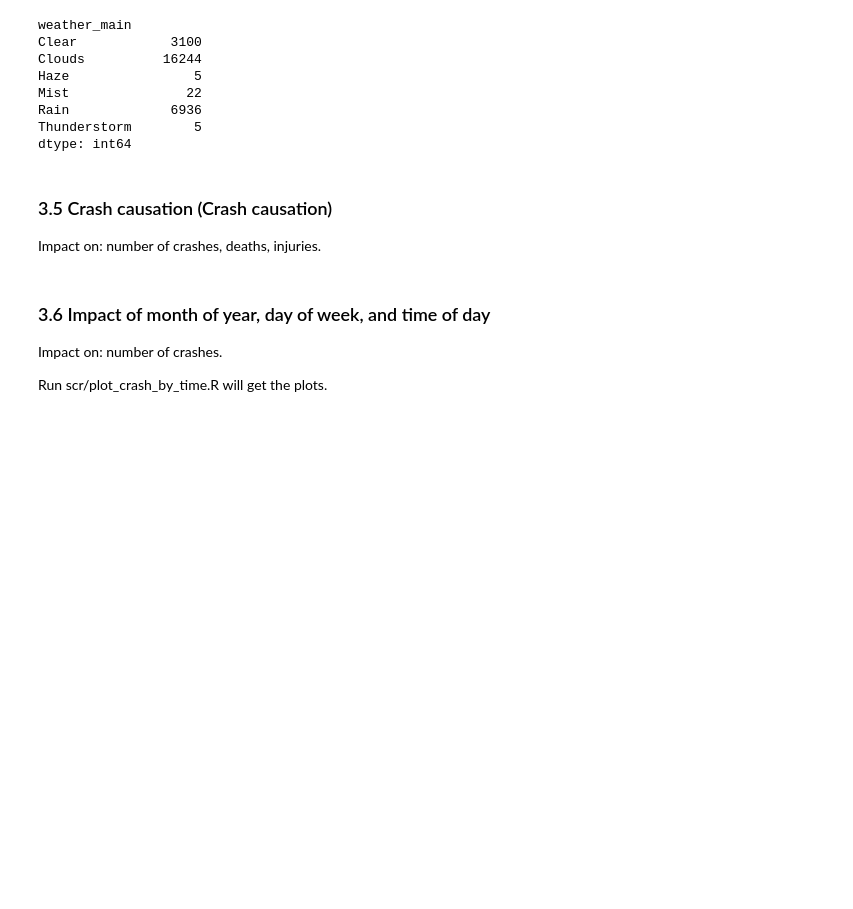
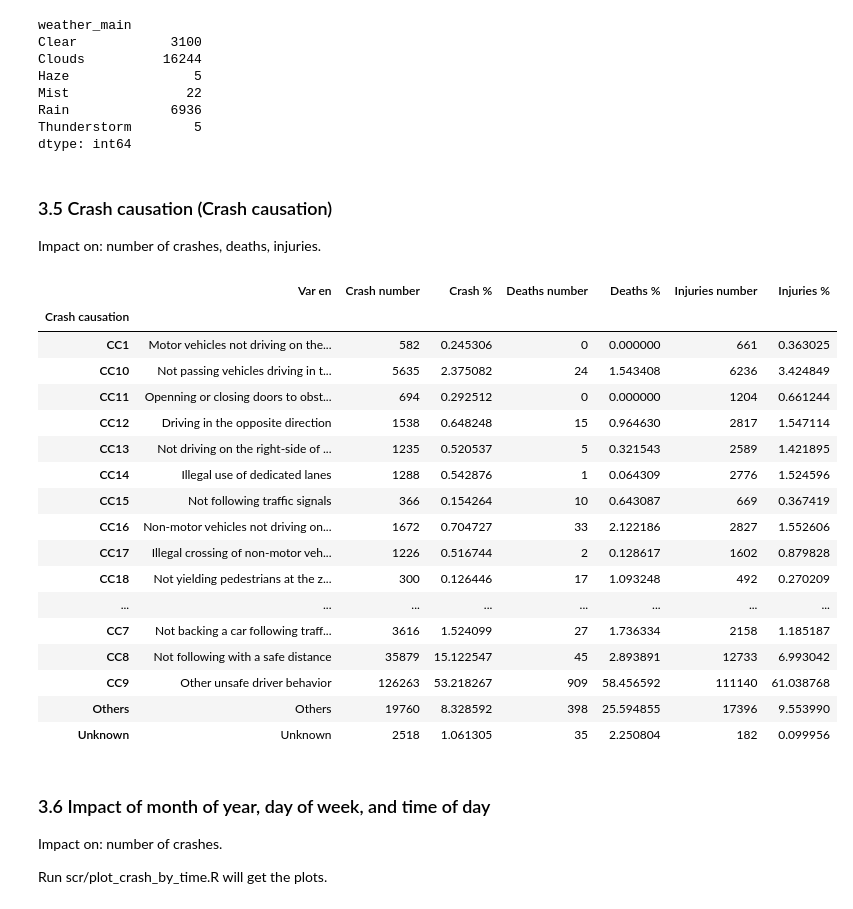
Before and after one commit to TheYuanLiao/traffic-crash-characteristics-shenzhen, a Jupyter notebook: src/analysis/s4_descriptive_analysis.ipynb, the cells around one changed output. Saved outputs shown, nothing was run; the diff lists cells and outputs as text; code cells hidden in the pictures; blank space fills up the shorter version.

```diff
--- a/src/analysis/s4_descriptive_analysis.ipynb
+++ b/src/analysis/s4_descriptive_analysis.ipynb
@@ -188,6 +254,26 @@ Impact on: number of crashes, deaths, injuries.
 # %%
 var = 'Crash causation'
 df_rec.groupby(var).apply(basic).to_clipboard()
+df_rec.groupby(var).apply(basic)
+# %% [output]
+|  | Var en | Crash number | Crash % | Deaths number | Deaths % | Injuries number | Injuries % |
+| Crash causation |  |  |  |  |  |  |  |
+| CC1 | Motor vehicles not driving on the... | 582 | 0.245306 | 0 | 0.000000 | 661 | 0.363025 |
+| CC10 | Not passing vehicles driving in t... | 5635 | 2.375082 | 24 | 1.543408 | 6236 | 3.424849 |
+| CC11 | Openning or closing doors to obst... | 694 | 0.292512 | 0 | 0.000000 | 1204 | 0.661244 |
+| CC12 | Driving in the opposite direction | 1538 | 0.648248 | 15 | 0.964630 | 2817 | 1.547114 |
+| CC13 | Not driving on the right-side of ... | 1235 | 0.520537 | 5 | 0.321543 | 2589 | 1.421895 |
+| CC14 | Illegal use of dedicated lanes | 1288 | 0.542876 | 1 | 0.064309 | 2776 | 1.524596 |
+| CC15 | Not following traffic signals | 366 | 0.154264 | 10 | 0.643087 | 669 | 0.367419 |
+| CC16 | Non-motor vehicles not driving on... | 1672 | 0.704727 | 33 | 2.122186 | 2827 | 1.552606 |
+| CC17 | Illegal crossing of non-motor veh... | 1226 | 0.516744 | 2 | 0.128617 | 1602 | 0.879828 |
+| CC18 | Not yielding pedestrians at the z... | 300 | 0.126446 | 17 | 1.093248 | 492 | 0.270209 |
+| ... | ... | ... | ... | ... | ... | ... | ... |
+| CC7 | Not backing a car following traff... | 3616 | 1.524099 | 27 | 1.736334 | 2158 | 1.185187 |
+| CC8 | Not following with a safe distance | 35879 | 15.122547 | 45 | 2.893891 | 12733 | 6.993042 |
+| CC9 | Other unsafe driver behavior | 126263 | 53.218267 | 909 | 58.456592 | 111140 | 61.038768 |
+| Others | Others | 19760 | 8.328592 | 398 | 25.594855 | 17396 | 9.553990 |
+| Unknown | Unknown | 2518 | 1.061305 | 35 | 2.250804 | 182 | 0.099956 |
 # %% [markdown]
 ### 3.6 Impact of month of year, day of week, and time of day
 Impact on: number of crashes.
```
Also changed, not shown: parts of 11 cells of this notebook, 6 other files.
